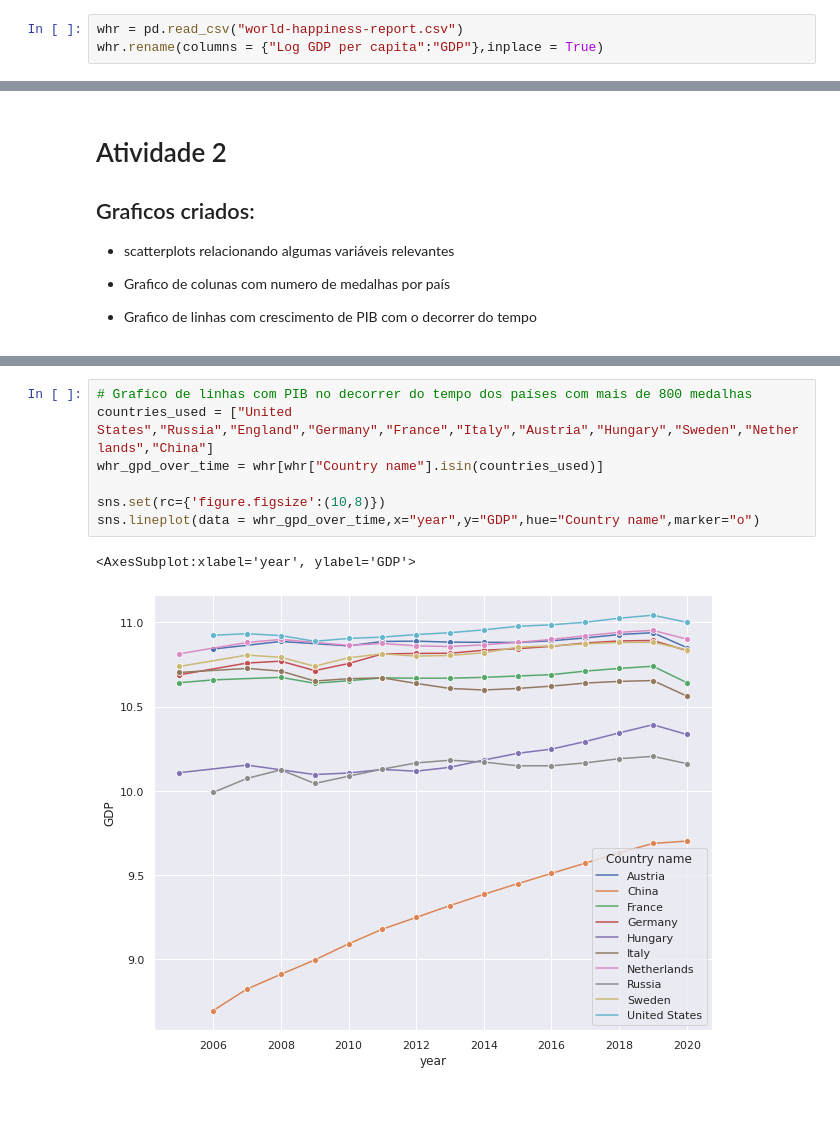
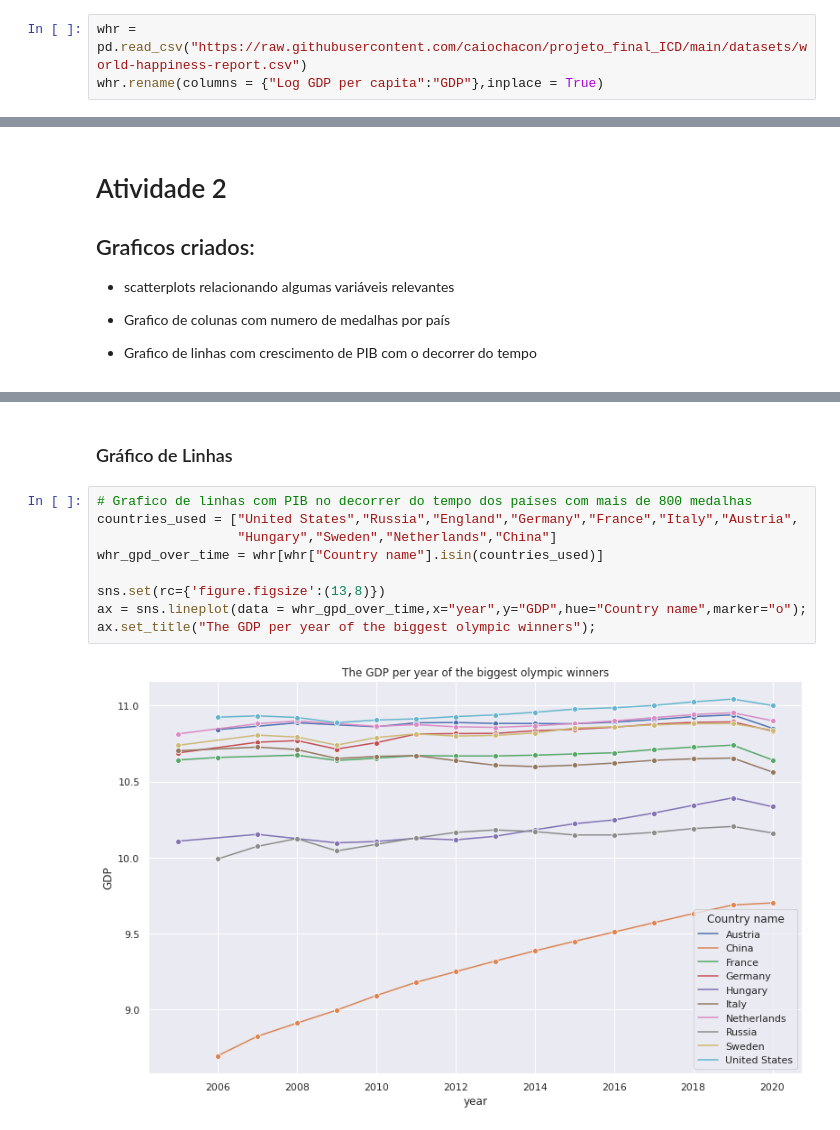
Before and after one commit to caiochacon/projeto_final_ICD, a Jupyter notebook: exploracao_inicial.ipynb, the cells around one changed output, grey strips where cells are left out. Saved outputs shown, nothing was run; the diff lists cells and outputs as text; blank space fills up the shorter version.

```diff
--- a/exploracao_inicial.ipynb
+++ b/exploracao_inicial.ipynb
@@ -90,7 +88,7 @@ Sum                 2.000000  1.000000   0.0  102.000000
 # %% [markdown]
 ## World Happiness Report
 # %%
-whr = pd.read_csv("world-happiness-report.csv")
+whr = pd.read_csv("https://raw.githubusercontent.com/caiochacon/projeto_final_ICD/main/datasets/world-happiness-report.csv")
 whr.rename(columns = {"Log GDP per capita":"GDP"},inplace = True)
 # %%
 whr.head()
@@ -192,10 +195,13 @@ sns.barplot(data = medals_per_country,x="NOC",y="Medal")
+# %% [markdown]
+### Gráfico de Linhas
 # %%
 # Grafico de linhas com PIB no decorrer do tempo dos países com mais de 800 medalhas
-countries_used = ["United States","Russia","England","Germany","France","Italy","Austria","Hungary","Sweden","Netherlands","China"]
+countries_used = ["United States","Russia","England","Germany","France","Italy","Austria",
+                  "Hungary","Sweden","Netherlands","China"]
 whr_gpd_over_time = whr[whr["Country name"].isin(countries_used)]
 
-sns.set(rc={'figure.figsize':(10,8)})
-sns.lineplot(data = whr_gpd_over_time,x="year",y="GDP",hue="Country name",marker="o")
+sns.set(rc={'figure.figsize':(13,8)})
+ax = sns.lineplot(data = whr_gpd_over_time,x="year",y="GDP",hue="Country name",marker="o");
+ax.set_title("The GDP per year of the biggest olympic winners");
 # %% [output]
-<AxesSubplot:xlabel='year', ylabel='GDP'>
-[figure, old version]
+[figure, new version]
```
Also changed, not shown: parts of 20 cells of this notebook.
